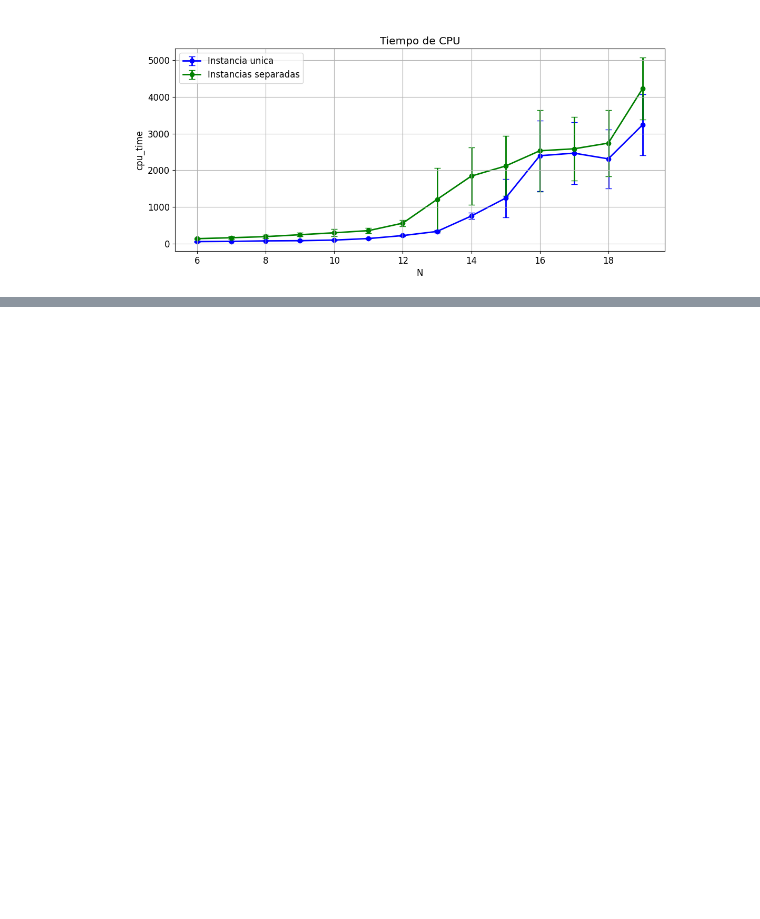
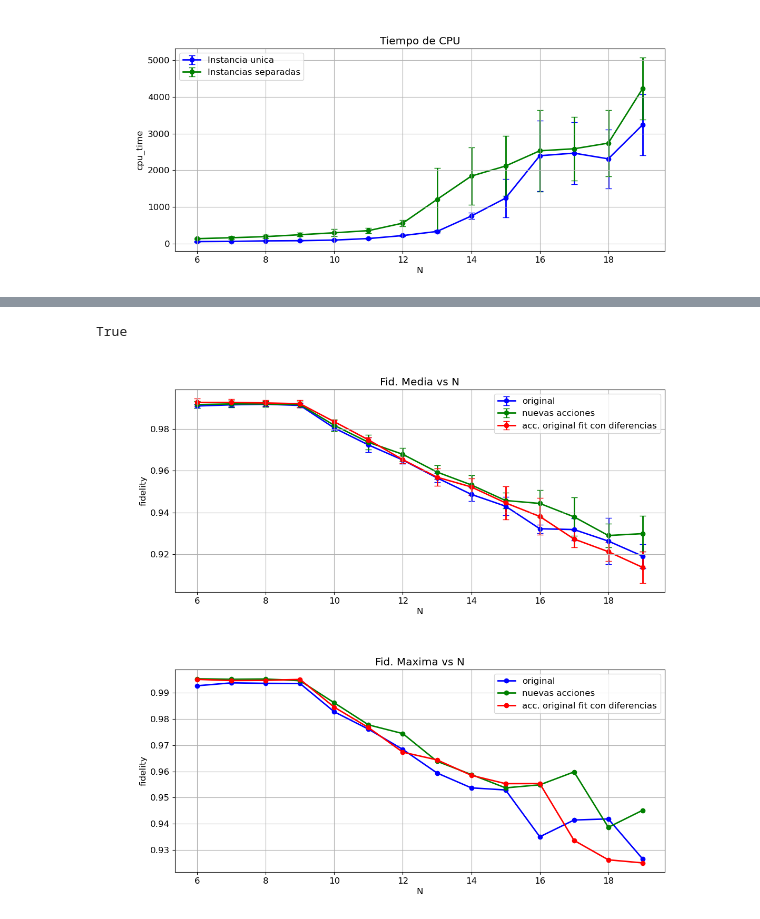
Before and after one commit to sofips/dynamic_ga, a Jupyter notebook: test.ipynb, the cells around one changed output, grey strips where cells are left out. Cells and saved outputs as stored; diff of their text form; code cells hidden in the pictures; blank space fills up the shorter version.

```diff
--- a/test.ipynb
+++ b/test.ipynb
@@ -287,0 +322,7 @@ plt.legend()
+# %%
+compare_mean([high_tolerance,na_ht_df,og_wd_df],title= 'Fid. Media vs N', attribute= 'fidelity',labels=[ 'original' , 'nuevas acciones', 'acc. original fit con diferencias'])
+compare_maxmin([high_tolerance,na_ht_df,og_wd_df],title= 'Fid. Maxima vs N', attribute= 'fidelity',labels=[ 'original' , 'nuevas acciones', 'acc. original fit con diferencias'])
+# %% [output]
+True
+[figure, added]
+[figure, added]
```
Also changed, not shown: parts of 5 cells of this notebook, 2 other files.
